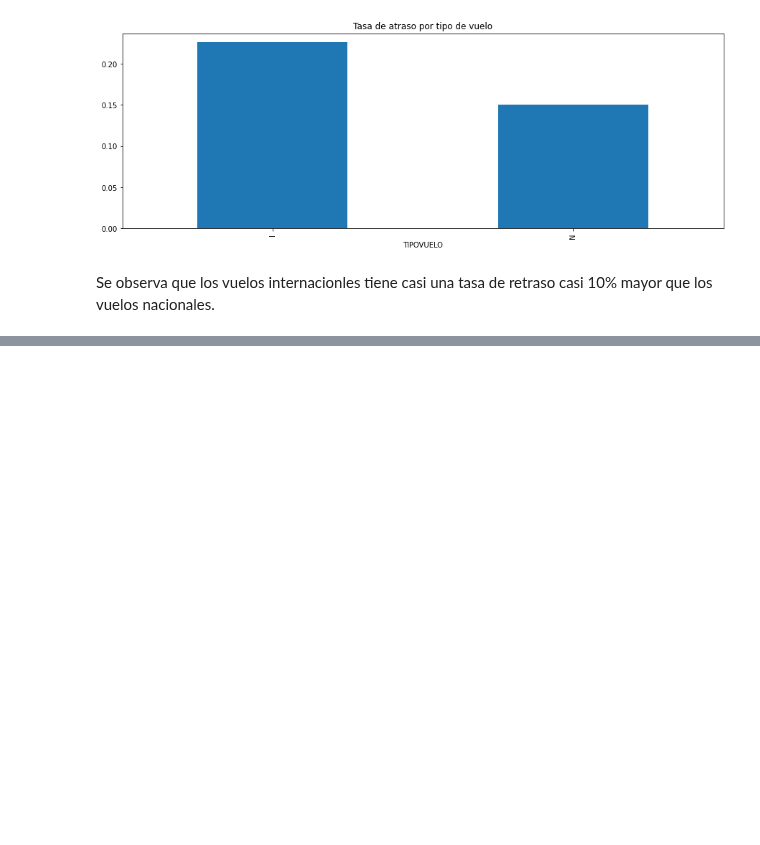
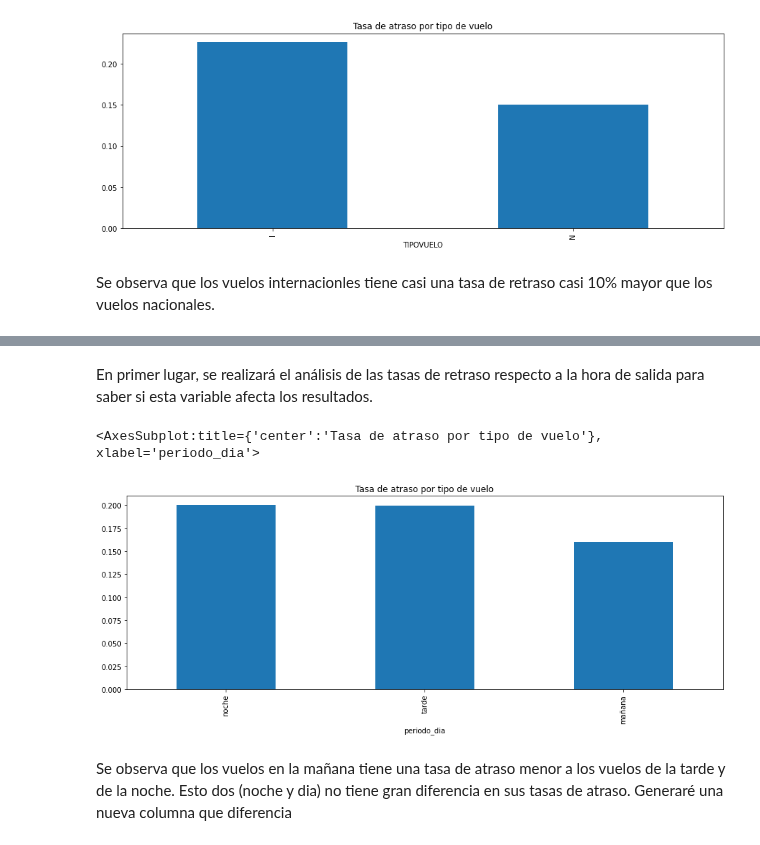
Before and after one commit to AndresFrancoG/desafioDSLatam, a Jupyter notebook: solution.ipynb, the cells around one changed output, grey strips where cells are left out. Saved outputs shown, nothing was run; the diff lists cells and outputs as text; code cells hidden in the pictures; blank space fills up the shorter version.

Commit message:
Comienzo a responder pregunta 4.  Visualizo las tasas de atraso por cada periodo del dia

```diff
--- a/solution.ipynb
+++ b/solution.ipynb
@@ -358,0 +362,19 @@ El destino y la aerolinea son las variables que yo espero tengan mayor influenci
+# %% [markdown]
+En primer lugar, se realizará el análisis de las tasas de retraso respecto a la hora de salida para saber si esta variable afecta los resultados.
+# %%
+#Tasa de atraso por periodo del día en que el vuelo salio
+
+#Cuenta los vuelos atrasados y los vuelos a tiempo, agrupados por periodo de salida
+hSalidaAtrasado = latamDFatrasado.groupby(['periodo_dia']).count().unstack(fill_value=0)['Fecha-I']
+hSalidaAtiempo = latamDFatiempo.groupby(['periodo_dia']).count().unstack(fill_value=0)['Fecha-I']
+
+#Calcula la tasa de atraso por periodo de salida y las organiza de manera descendiente
+hSalida_tasa_atraso = hSalidaAtrasado/(hSalidaAtrasado + hSalidaAtiempo)
+hSalida_tasa_atraso = hSalida_tasa_atraso.sort_values(ascending=False)
+# %%
+hSalida_tasa_atraso.plot.bar(figsize=(15,5), title = 'Tasa de atraso por tipo de vuelo')
+# %% [output]
+<AxesSubplot:title={'center':'Tasa de atraso por tipo de vuelo'}, xlabel='periodo_dia'>
+[figure, added]
+# %% [markdown]
+Se observa que los vuelos en la mañana tiene una tasa de atraso menor a los vuelos de la tarde y de la noche.  Esto dos (noche y dia) no tiene gran diferencia en sus tasas de atraso.  Generaré una nueva columna que diferencia
```
Also changed, not shown: parts of 2 cells of this notebook.
